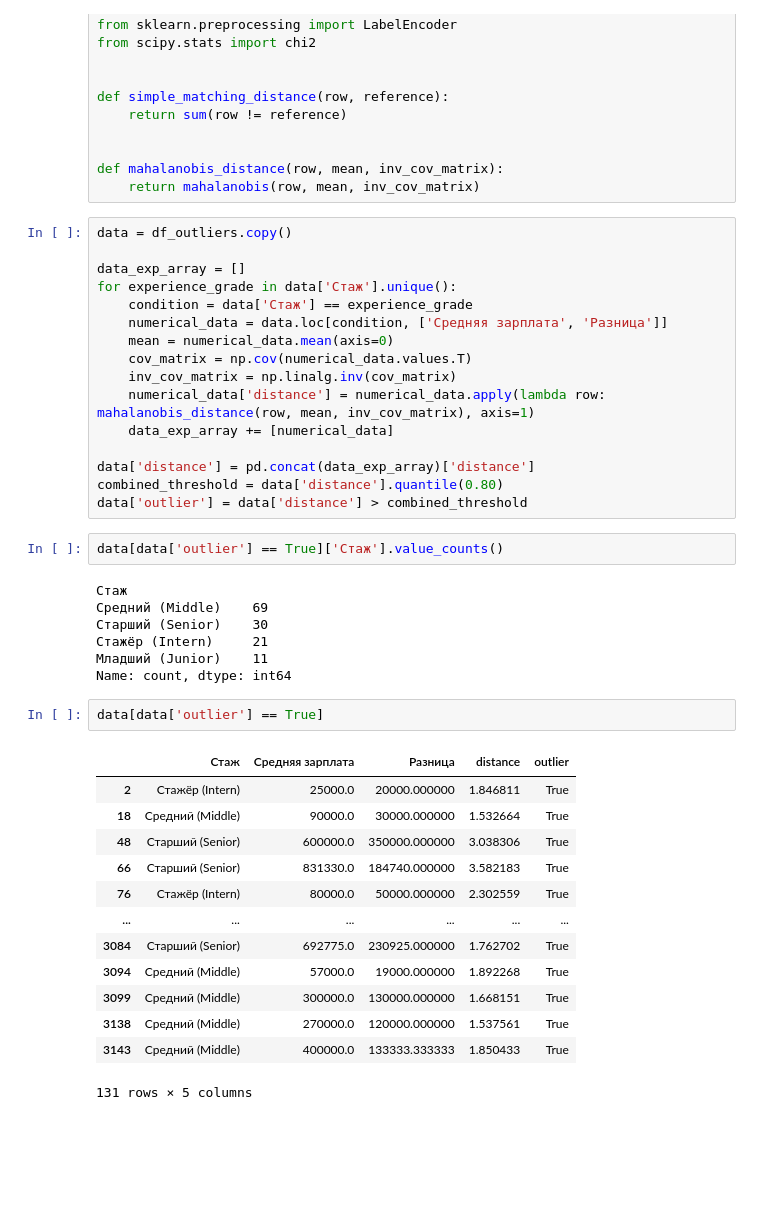
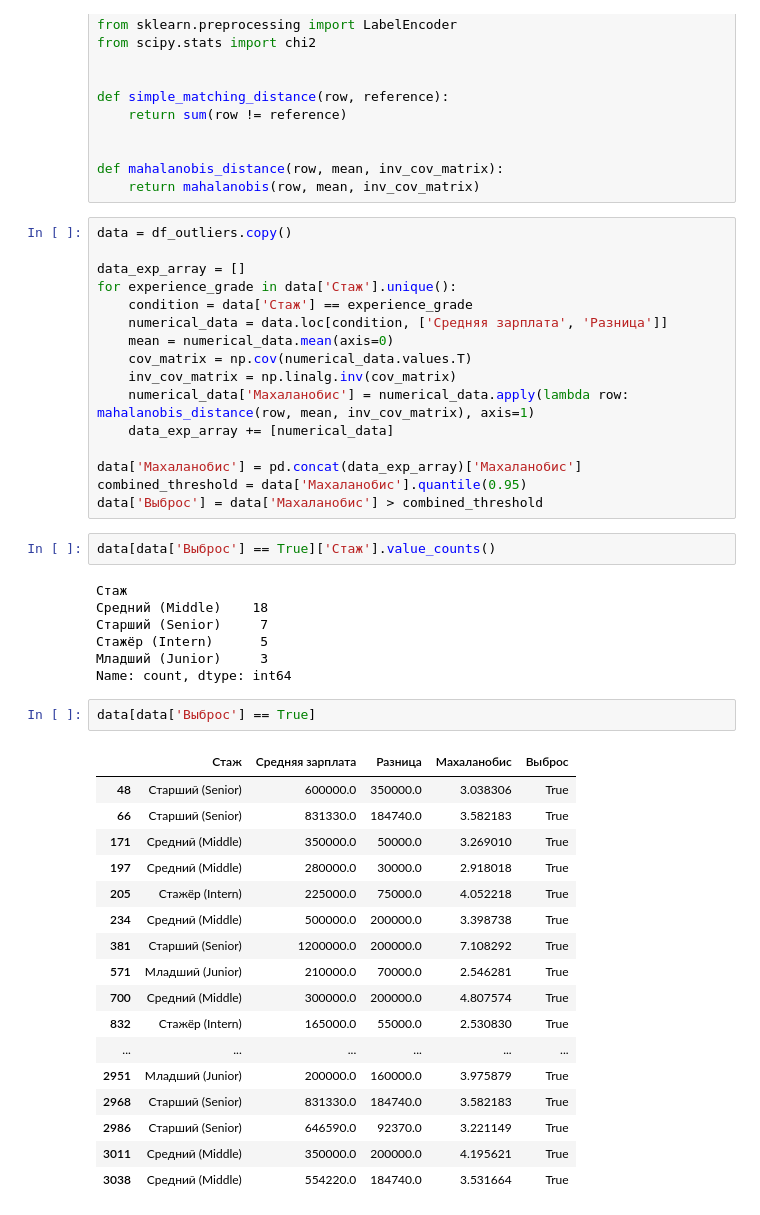
Before and after one commit to LadHrAnalytics/ML_HR, a Jupyter notebook: Notebooks/Habr_cleaning.ipynb, the cells around one changed output. Saved outputs shown, nothing was run; the diff lists cells and outputs as text; blank space fills up the shorter version.

```diff
--- a/Notebooks/Habr_cleaning.ipynb
+++ b/Notebooks/Habr_cleaning.ipynb
@@ -521,35 +521,39 @@ for experience_grade in data['Стаж'].unique():
     mean = numerical_data.mean(axis=0)
     cov_matrix = np.cov(numerical_data.values.T)
     inv_cov_matrix = np.linalg.inv(cov_matrix)
-    numerical_data['distance'] = numerical_data.apply(lambda row: mahalanobis_distance(row, mean, inv_cov_matrix), axis=1)
+    numerical_data['Махаланобис'] = numerical_data.apply(lambda row: mahalanobis_distance(row, mean, inv_cov_matrix), axis=1)
     data_exp_array += [numerical_data]
 
-data['distance'] = pd.concat(data_exp_array)['distance']
-combined_threshold = data['distance'].quantile(0.80)
-data['outlier'] = data['distance'] > combined_threshold
+data['Махаланобис'] = pd.concat(data_exp_array)['Махаланобис']
+combined_threshold = data['Махаланобис'].quantile(0.95)
+data['Выброс'] = data['Махаланобис'] > combined_threshold
 # %%
-data[data['outlier'] == True]['Стаж'].value_counts()
+data[data['Выброс'] == True]['Стаж'].value_counts()
 # %% [output]
 Стаж
-Средний (Middle)    69
-Старший (Senior)    30
-Стажёр (Intern)     21
-Младший (Junior)    11
+Средний (Middle)    18
+Старший (Senior)     7
+Стажёр (Intern)      5
+Младший (Junior)     3
 Name: count, dtype: int64
 # %%
-data[data['outlier'] == True]
+data[data['Выброс'] == True]
 # %% [output]
-|  | Стаж | Средняя зарплата | Разница | distance | outlier |
-| 2 | Стажёр (Intern) | 25000.0 | 20000.000000 | 1.846811 | True |
-| 18 | Средний (Middle) | 90000.0 | 30000.000000 | 1.532664 | True |
-| 48 | Старший (Senior) | 600000.0 | 350000.000000 | 3.038306 | True |
-| 66 | Старший (Senior) | 831330.0 | 184740.000000 | 3.582183 | True |
-| 76 | Стажёр (Intern) | 80000.0 | 50000.000000 | 2.302559 | True |
+|  | Стаж | Средняя зарплата | Разница | Махаланобис | Выброс |
+| 48 | Старший (Senior) | 600000.0 | 350000.0 | 3.038306 | True |
+| 66 | Старший (Senior) | 831330.0 | 184740.0 | 3.582183 | True |
+| 171 | Средний (Middle) | 350000.0 | 50000.0 | 3.269010 | True |
+| 197 | Средний (Middle) | 280000.0 | 30000.0 | 2.918018 | True |
+| 205 | Стажёр (Intern) | 225000.0 | 75000.0 | 4.052218 | True |
+| 234 | Средний (Middle) | 500000.0 | 200000.0 | 3.398738 | True |
+| 381 | Старший (Senior) | 1200000.0 | 200000.0 | 7.108292 | True |
+| 571 | Младший (Junior) | 210000.0 | 70000.0 | 2.546281 | True |
+| 700 | Средний (Middle) | 300000.0 | 200000.0 | 4.807574 | True |
+| 832 | Стажёр (Intern) | 165000.0 | 55000.0 | 2.530830 | True |
 | ... | ... | ... | ... | ... | ... |
-| 3084 | Старший (Senior) | 692775.0 | 230925.000000 | 1.762702 | True |
-| 3094 | Средний (Middle) | 57000.0 | 19000.000000 | 1.892268 | True |
-| 3099 | Средний (Middle) | 300000.0 | 130000.000000 | 1.668151 | True |
-| 3138 | Средний (Middle) | 270000.0 | 120000.000000 | 1.537561 | True |
-| 3143 | Средний (Middle) | 400000.0 | 133333.333333 | 1.850433 | True |
+| 2951 | Младший (Junior) | 200000.0 | 160000.0 | 3.975879 | True |
+| 2968 | Старший (Senior) | 831330.0 | 184740.0 | 3.582183 | True |
+| 2986 | Старший (Senior) | 646590.0 | 92370.0 | 3.221149 | True |
+| 3011 | Средний (Middle) | 350000.0 | 200000.0 | 4.195621 | True |
+| 3038 | Средний (Middle) | 554220.0 | 184740.0 | 3.531664 | True |
-131 rows × 5 columns
 # %%
```
Also changed, not shown: parts of 17 cells of this notebook.
